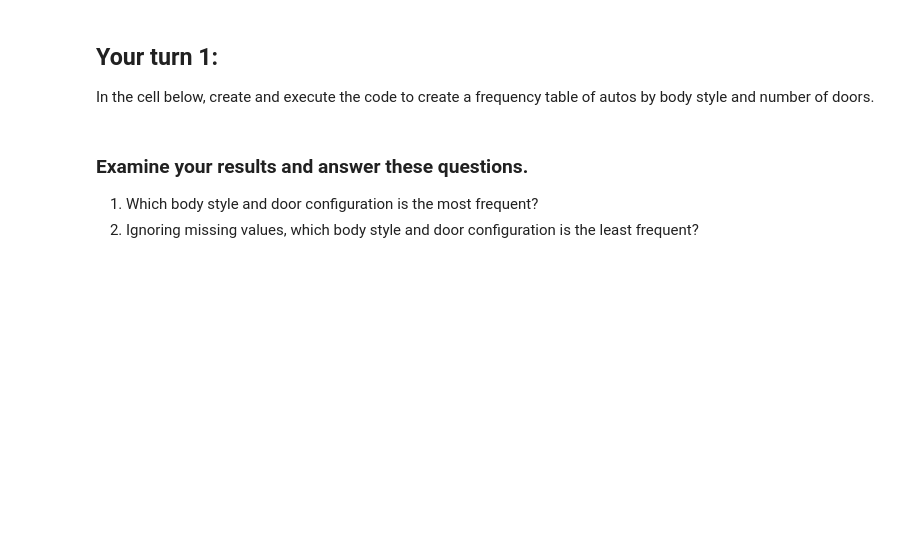
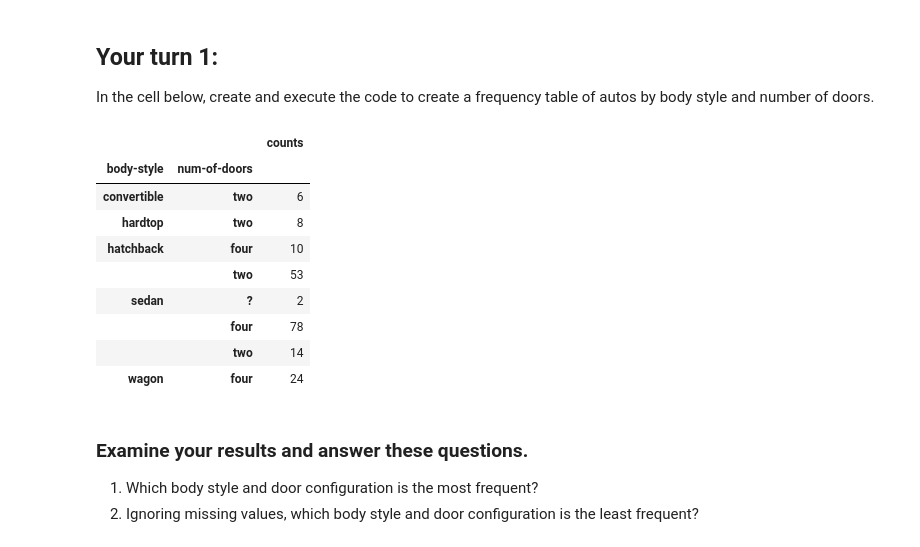
Before and after one commit to ryanarbow/uw_data_science, a Jupyter notebook: DS_process_and_tools/L01-DataExploration-Part1.ipynb, the cells around one changed output. Drawn from its saved outputs; the diff is of its cells as text; code cells hidden in the pictures; blank space fills up the shorter version.

```diff
--- a/DS_process_and_tools/L01-DataExploration-Part1.ipynb
+++ b/DS_process_and_tools/L01-DataExploration-Part1.ipynb
@@ -225,6 +244,19 @@ Notice that with three levels the table takes a bit more effort to examine. As t
 # %% [markdown]
 ## Your turn 1:
 In the cell below, create and execute the code to create a frequency table of autos by body style and number of doors.
+# %%
+auto_price[['counts','body-style', 'num-of-doors']].groupby(['body-style', 'num-of-doors']).agg('count')
+# %% [output]
+|  |  | counts |
+| body-style | num-of-doors |  |
+| convertible | two | 6 |
+| hardtop | two | 8 |
+| hatchback | four | 10 |
+|  | two | 53 |
+| sedan | ? | 2 |
+|  | four | 78 |
+|  | two | 14 |
+| wagon | four | 24 |
 # %% [markdown]
 ### Examine your results and answer these questions.
 1. Which body style and door configuration is the most frequent?
```
Also changed, not shown: parts of 9 cells of this notebook.
